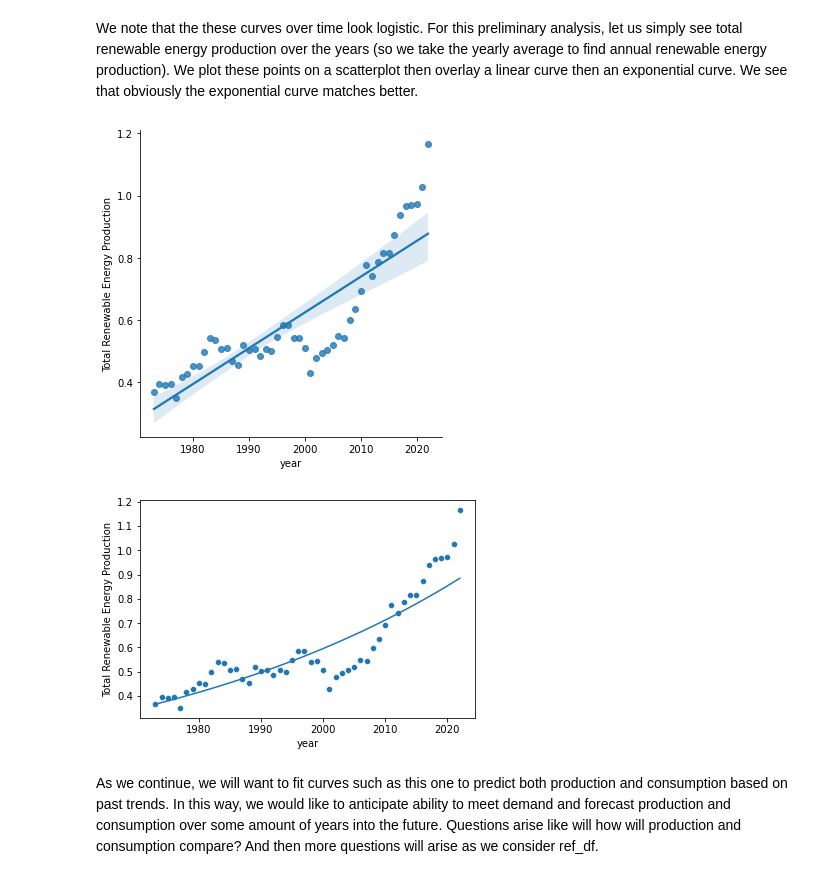
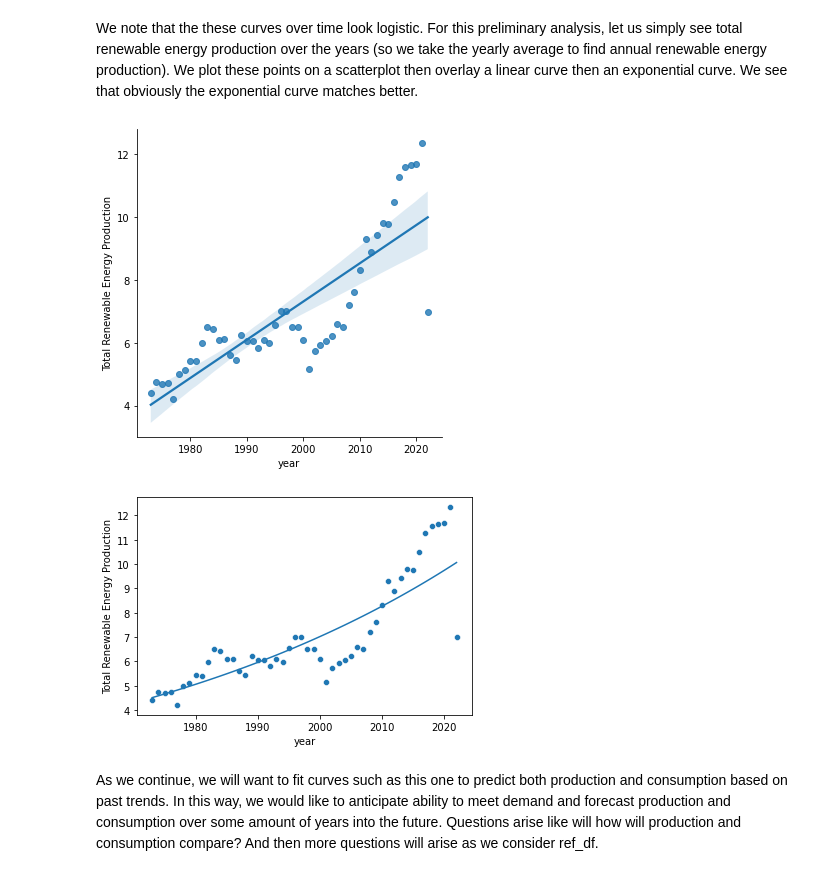
Before and after one commit to akkij26/info_2950, a Jupyter notebook: Phase_2_final.ipynb, the cells around one changed output. Cells and saved outputs as stored; diff of their text form; code cells hidden in the pictures.

```diff
--- a/Phase_2_final.ipynb
+++ b/Phase_2_final.ipynb
@@ -320,29 +308,29 @@ We note that the these curves over time look logistic. For this preliminary anal
 # %%
 copy_total_df = total_df.copy()
 
-annual_df = copy_total_df.iloc[:, [12, 26]].groupby(['year']).mean('Total Renewable Energy Production').reset_index()
+annual_df = copy_total_df.iloc[:, [12, 26]].groupby(['year']).sum('Total Renewable Energy Production').reset_index()
 annual_df
 
 fossil_df = pd.DataFrame()
 fossil_df['year'] = copy_total_df['year']
-fossil_df['fossil_pro'] = copy_total_df['Total Fossil Fuels Production']
+fossil_df['fossil_cons'] = copy_total_df['Total Fossil Fuels Consumption']
 
 x = annual_df['year']
 y = annual_df['Total Renewable Energy Production']
 
 sns.lmplot(data = annual_df, x = 'year', y = 'Total Renewable Energy Production')
 plt.show()
 
 curve = np.polyfit(x, np.log(y), 1)
 x_new = np.linspace(np.min(x), np.max(x))
 y_new = np.exp(curve[1]) * np.exp(curve[0] * x_new)
 
 sns.scatterplot(data=annual_df, x= x, y= y)
 plt.plot(x_new, y_new)
 plt.show()
 # %% [output]
-[figure, old version]
+[figure, new version]
-[figure, old version]
+[figure, new version]
 # %% [markdown]
 As we continue, we will want to fit curves such as this one to predict both production and consumption based on past trends. In this way, we would like to anticipate ability to meet demand and forecast production and consumption over some amount of years into the future. Questions arise like will how will production and consumption compare? And then more questions will arise as we consider ref_df.
 # %% [markdown]
```
Also changed, not shown: parts of 66 cells of this notebook.
